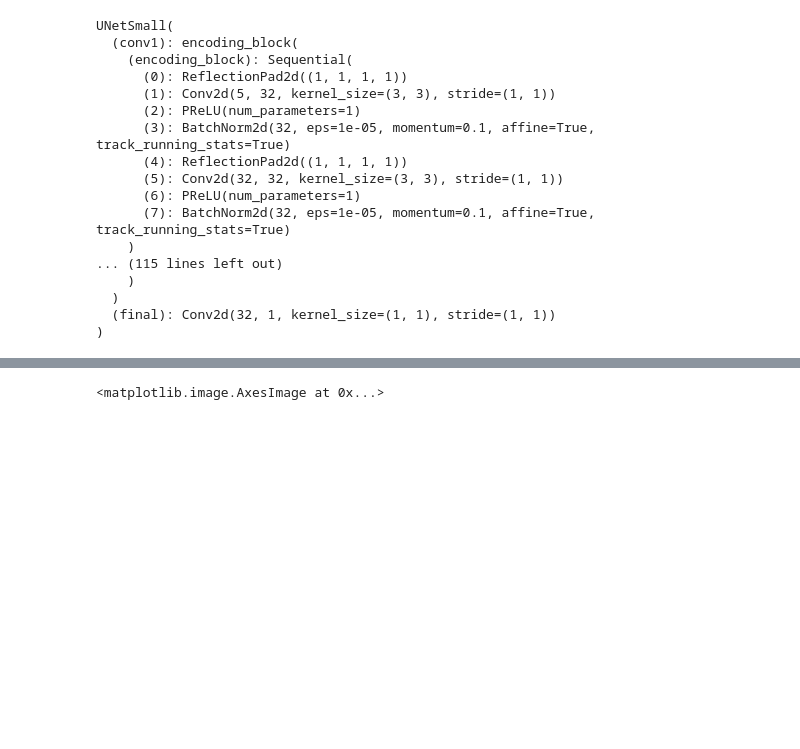
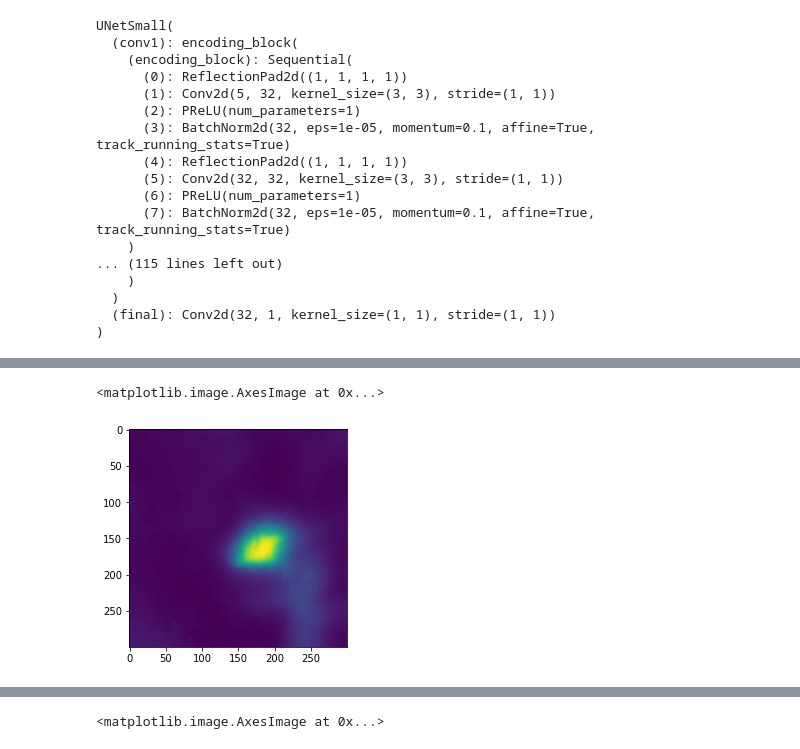
Before and after one commit to jeffwen/smoke_segmentation, a Jupyter notebook: notebooks/3-1_pytorch_network_training.ipynb, the cells around one changed output, grey strips where cells are left out. Cells and saved outputs as stored; diff of their text form; code cells hidden in the pictures; blank space fills up the shorter version.

```diff
--- a/notebooks/3-1_pytorch_network_training.ipynb
+++ b/notebooks/3-1_pytorch_network_training.ipynb
@@ -228,0 +216,9 @@ plt.imshow(out_map_1)
+# %%
+sat_img = next(iter(test_loader))
+out_pred_raw_2 = model(sat_img[0])
+out_image_2 = torch.nn.functional.sigmoid(out_pred_raw_2)
+out_probs_2 = out_image_2[0,0,:,:].detach().numpy()
+plt.imshow(out_probs_2)
+# %% [output]
+<matplotlib.image.AxesImage at 0x...>
+[figure, added]
```
Also changed, not shown: parts of 15 cells of this notebook, 4 other files.
